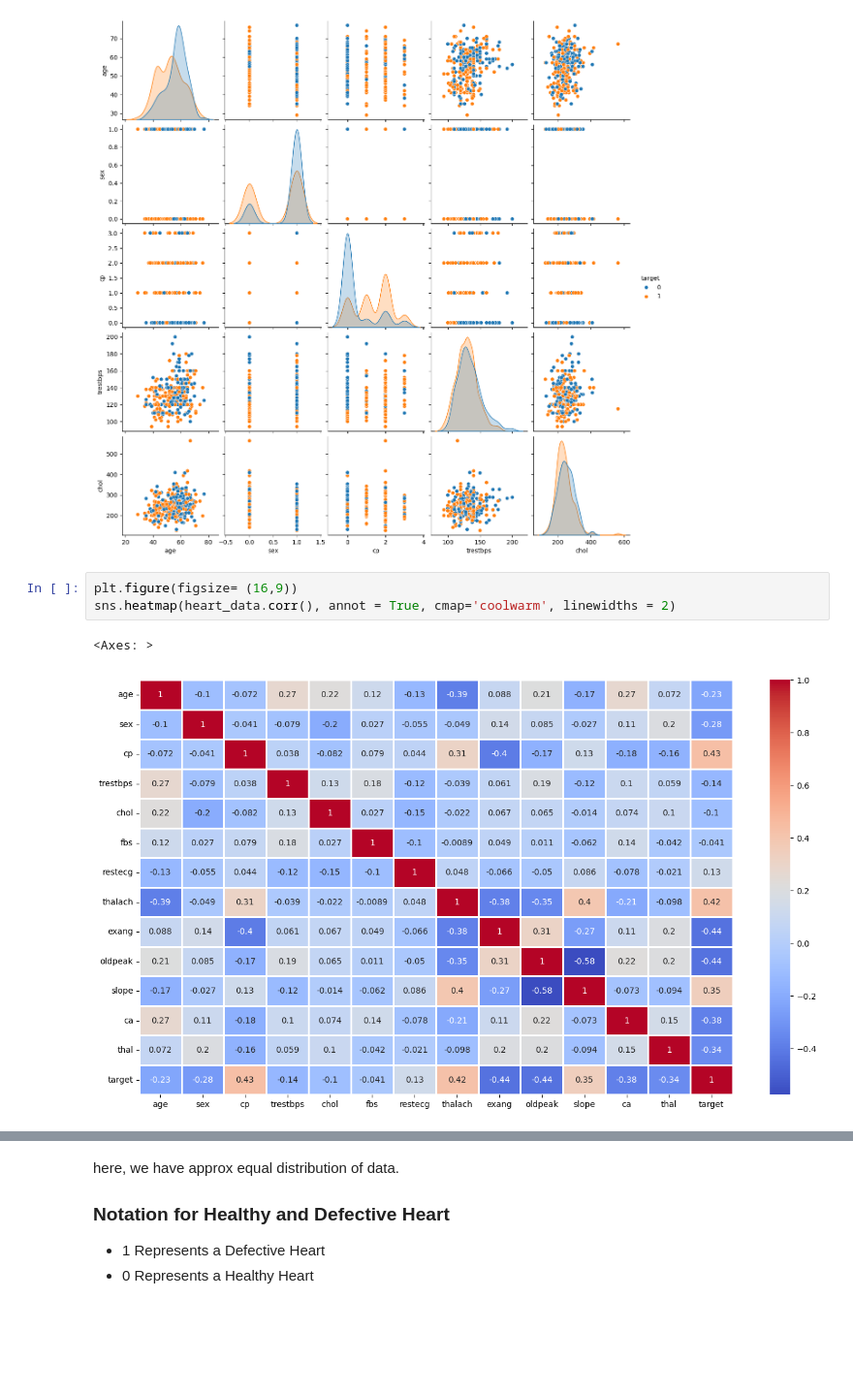
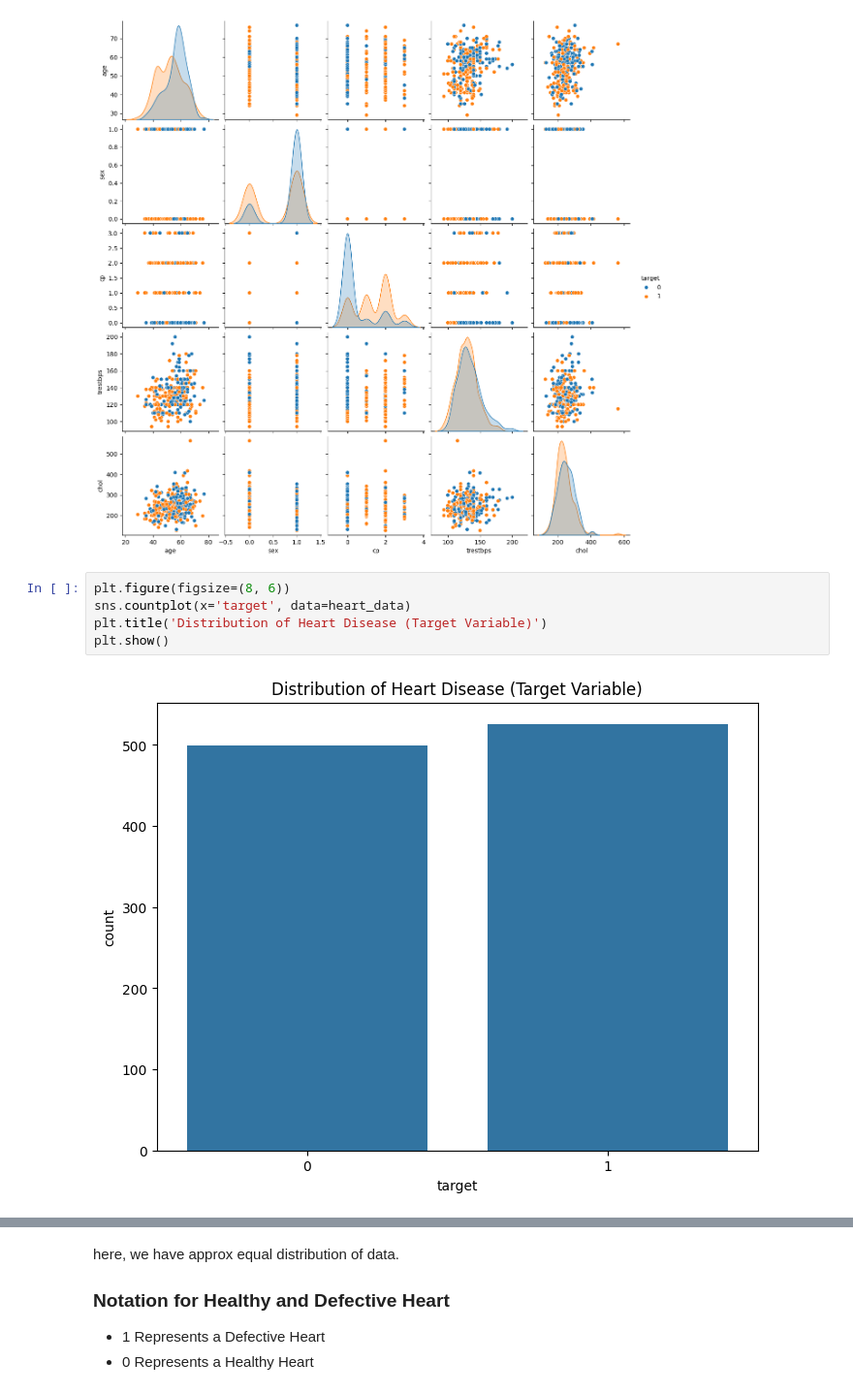
Before and after one commit to atithishrestha123/Heart-Disease-Prediction-System, a Jupyter notebook: Heart_Disease_Prediction_using_Machine_Learning.ipynb, the cells around one changed output, grey strips where cells are left out. Shown at 97% size. Drawn from its saved outputs; the diff is of its cells as text; blank space fills up the shorter version.

```diff
--- a/Heart_Disease_Prediction_using_Machine_Learning.ipynb
+++ b/Heart_Disease_Prediction_using_Machine_Learning.ipynb
@@ -169,9 +176,10 @@ sns.pairplot(heart_data, hue= 'target',vars = ['age', 'sex', 'cp', 'trestbps', '
 # %% [output]
 <seaborn.axisgrid.PairGrid at 0x...>
 [figure]
-# %%
-plt.figure(figsize= (16,9))
-sns.heatmap(heart_data.corr(), annot = True, cmap='coolwarm', linewidths = 2)
-# %% [output]
-<Axes: >
-[figure, removed]
+# %%
+plt.figure(figsize=(8, 6))
+sns.countplot(x='target', data=heart_data)
+plt.title('Distribution of Heart Disease (Target Variable)')
+plt.show()
+# %% [output]
+[figure, added]
```
Also changed, not shown: parts of 36 cells of this notebook, 3 other files.
